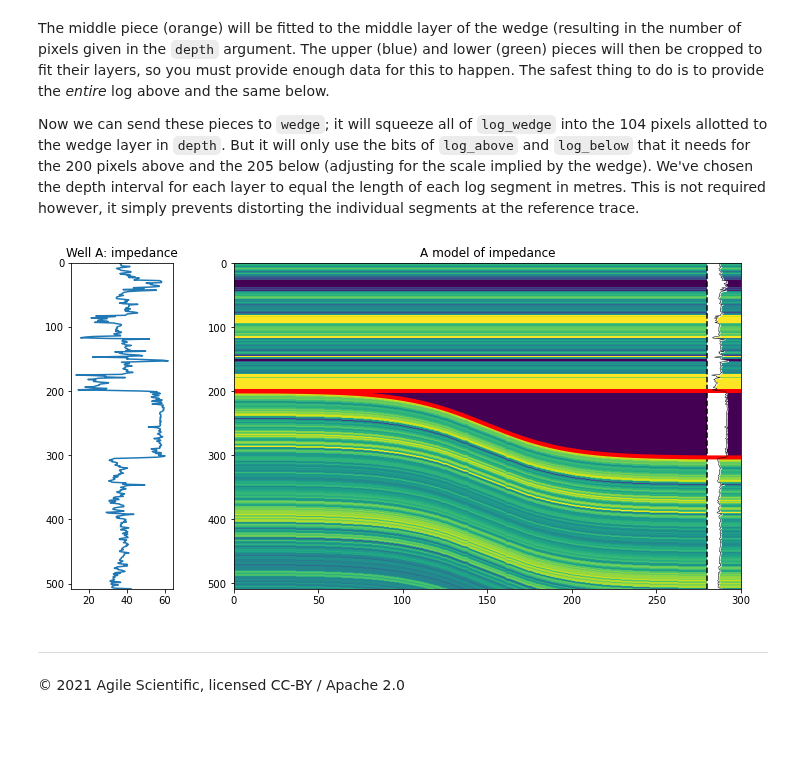
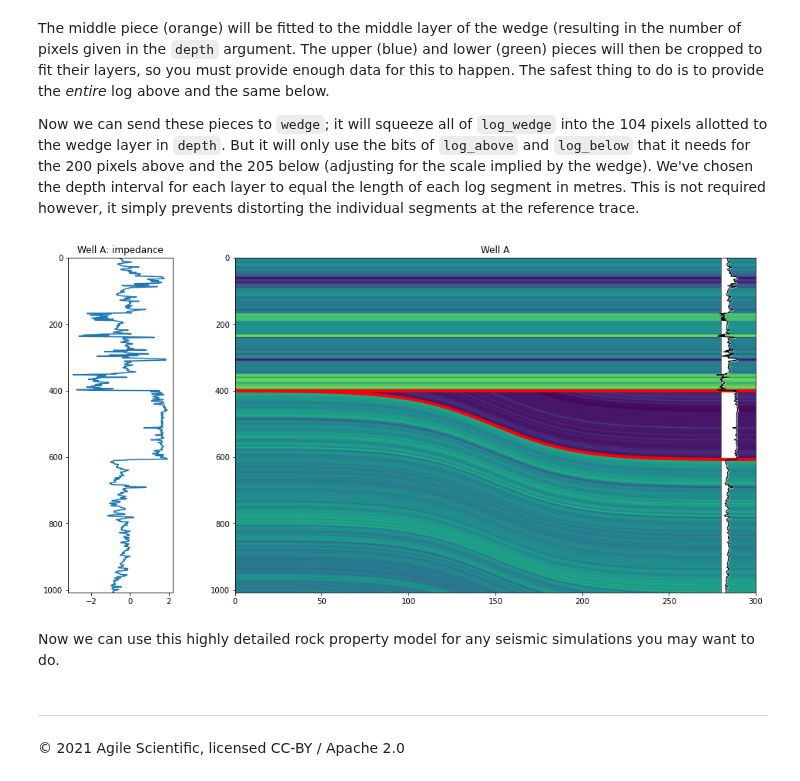
Before and after one commit to agilescientific/bruges, a Jupyter notebook: docs/_userguide/_Wedges.ipynb, the cells around one changed output. Drawn from its saved outputs; the diff is of its cells as text; code cells hidden in the pictures; blank space fills up the shorter version.

Commit message:
updating _Wedges.ipynb with to use new functions and data

```diff
--- a/docs/_userguide/_Wedges.ipynb
+++ b/docs/_userguide/_Wedges.ipynb
@@ -351,3 +361,3 @@ We'll start by loading a CSV file of a well log and dissecting it into three zon
 # %%
-log_data = np.loadtxt('../data/P-129.csv', delimiter=',', skiprows=1)
-depths, impedance = log_data[:, 0], log_data[:, 4]
+log_data = np.loadtxt('data/P-129.csv', delimiter=',', skiprows=1)
+depths, dt, rhob = log_data[:, 0], log_data[:, 2], log_data[:, 4]
@@ -353,0 +366,2 @@ depths, impedance = log_data[:, 0], log_data[:, 4]
+# %%
+impedance = (1e6 / dt) * rhob
@@ -376,34 +392,41 @@ plt.ylim(floor, datum)
 The middle piece (orange) will be fitted to the middle layer of the wedge (resulting in the number of pixels given in the `depth` argument. The upper (blue) and lower (green) pieces will then be cropped to fit their layers, so you must provide enough data for this to happen. The safest thing to do is to provide the _entire_ log above and the same below.
 
 Now we can send these pieces to `wedge`; it will squeeze all of `log_wedge` into the 104 pixels allotted to the wedge layer in `depth`. But it will only use the bits of `log_above` and `log_below` that it needs for the 200 pixels above and the 205 below (adjusting for the scale implied by the wedge). We've chosen the depth interval for each layer to equal the length of each log segment in metres. This is not required however, it simply prevents distorting the individual segments at the reference trace.
+# %%
+w, top, base, ref = bg.models.wedge(depth=(400, 208, 400),
+                         width=(20, 260, 20),
+                         strat=(log_upper, log_wedge, log_lower),
+                         mode='sigmoid', conformance='bottom',
+                         thickness=(0, 1)
+                        )
 # %%
-w, top, base, ref = bg.models.wedge(depth=(200, 104, 205),
-                         width=(20, 260, 20),
-                         strat=(log_upper[:-1], log_wedge[1:], log_lower[1:]),
-                         mode='sigmoid', conformance='bottom',
-                         thickness=(0, 1)
-                        )
-ref = 280
-datum = upper_depths[0]
+ref = 280  # location of the well (reference location)
 log = w[:, ref]
+log = (log - np.mean(log)) / np.std(log)
 depth = np.arange(len(log))
-fig, axs = plt.subplots(figsize=(12, 6), ncols=2, gridspec_kw={'width_ratios': (1, 5)})
+sf = 2.5 # scale factor for log plot
+log_bias = np.ptp(log) # offset from reference trace
+
+# Create Figure
+fig, axs = plt.subplots(figsize=(16, 8), ncols=2, gridspec_kw={'width_ratios': (1, 5)})
+
 axs[0].plot(log, depth)
 axs[0].set_ylim(depth[-1], depth[0])
 axs[0].set_title('Well A: impedance')
 
-
-im=axs[1].imshow(w, aspect='auto', cmap='viridis_r', vmin=30, vmax=50)
-axs[1].axvline(ref, color='k', ls='--')
+im=axs[1].imshow(w, aspect='auto', cmap='viridis_r')
 axs[1].plot(top, 'r-', lw=4)
 axs[1].plot(base, 'r-', lw=4)
-axs[1].fill_betweenx(depth, 2*(log/10) + ref, ref, color='w', alpha=1.0)
-axs[1].plot(2*(log/10) + ref, depth, c='k', lw=0.5)
-axs[1].set_title('A model of impedance')
+axs[1].fill_betweenx(depth, ref + log_bias + (sf*log), ref, color='w', alpha=1.0)
+axs[1].plot(ref + log_bias + (sf*log), depth, c='k', lw=1)
+axs[1].axvline(ref, color='k', ls='-', lw=0.5)
+axs[1].set_title('Well A')
 axs[1].set_xlim(0, 300)
 plt.show()
 # %% [output]
-[figure, old version]
+[figure, new version]
+# %% [markdown]
+Now we can use this highly detailed rock property model for any seismic simulations you may want to do.
 # %% [markdown]
 ---
 &copy; 2021 Agile Scientific, licensed CC-BY / Apache 2.0
```
Also changed, not shown: parts of 23 cells of this notebook.
